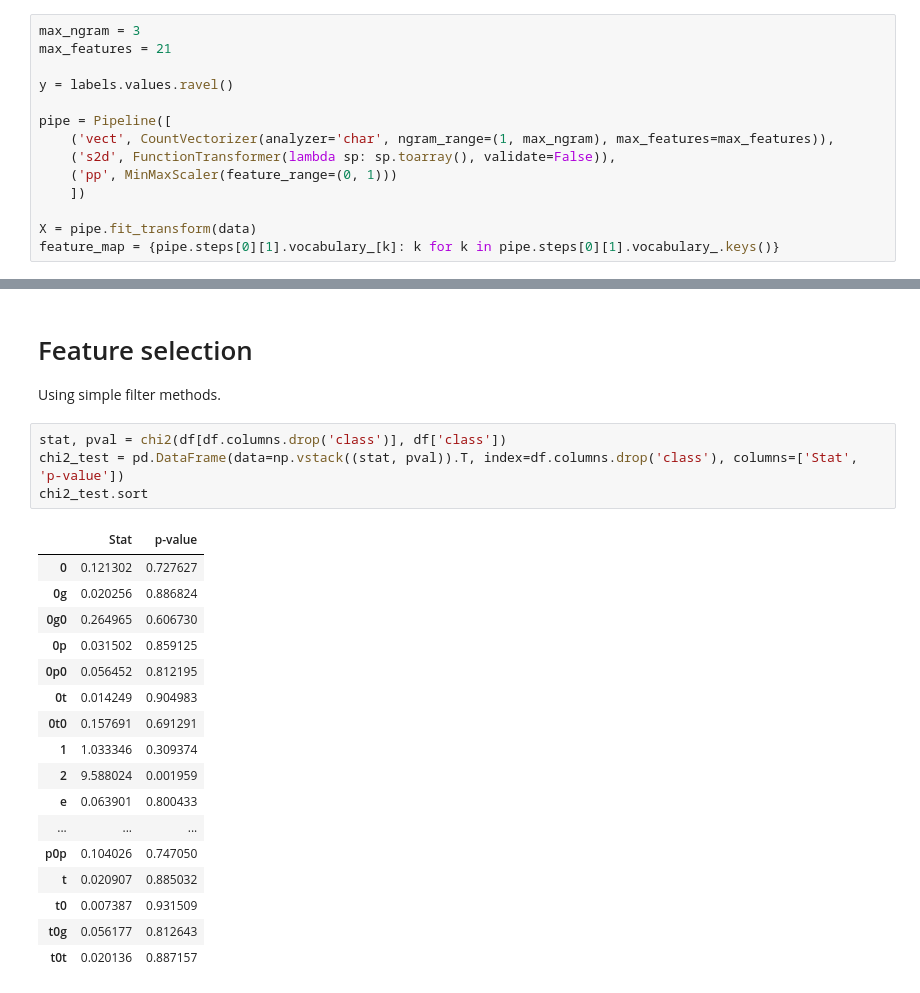
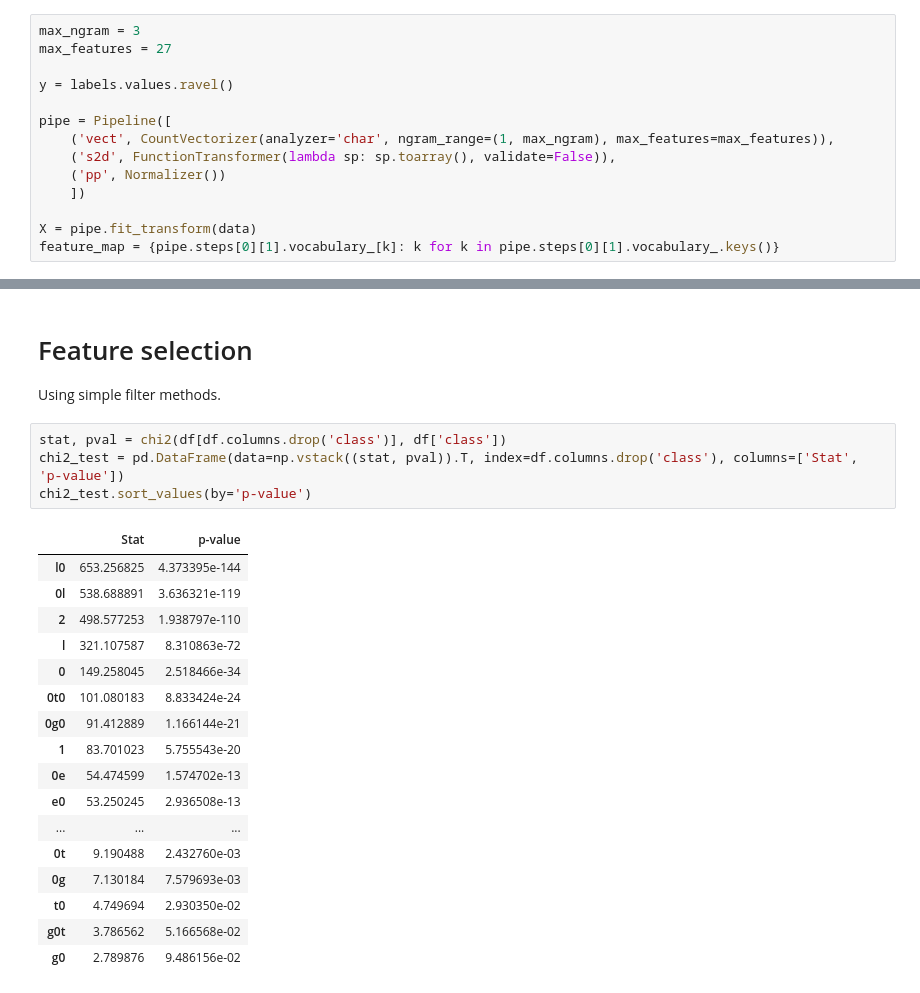
Before and after one commit to samuelefiorini/tangle, a Jupyter notebook: notebooks/naive_clf_assessment.ipynb, the cells around one changed output, grey strips where cells are left out. Saved outputs shown, nothing was run; the diff lists cells and outputs as text.

```diff
--- a/notebooks/naive_clf_assessment.ipynb
+++ b/notebooks/naive_clf_assessment.ipynb
@@ -321,14 +321,14 @@ ax.scatter(x_r[idx, 0], x_r[idx, 1], x_r[idx, 2], c=y[idx]);
 # Feature boxplot
 # %%
 max_ngram = 3
-max_features = 21
+max_features = 27
 
 y = labels.values.ravel()
 
 pipe = Pipeline([
     ('vect', CountVectorizer(analyzer='char', ngram_range=(1, max_ngram), max_features=max_features)),
     ('s2d', FunctionTransformer(lambda sp: sp.toarray(), validate=False)),
-    ('pp', MinMaxScaler(feature_range=(0, 1)))
+    ('pp', Normalizer())
     ])
 
 X = pipe.fit_transform(data)
@@ -347,22 +357,22 @@ Using simple filter methods.
 # %%
 stat, pval = chi2(df[df.columns.drop('class')], df['class'])
 chi2_test = pd.DataFrame(data=np.vstack((stat, pval)).T, index=df.columns.drop('class'), columns=['Stat', 'p-value'])
-chi2_test.sort
+chi2_test.sort_values(by='p-value')
 # %% [output]
 |  | Stat | p-value |
-| 0 | 0.121302 | 0.727627 |
-| 0g | 0.020256 | 0.886824 |
-| 0g0 | 0.264965 | 0.606730 |
-| 0p | 0.031502 | 0.859125 |
-| 0p0 | 0.056452 | 0.812195 |
-| 0t | 0.014249 | 0.904983 |
-| 0t0 | 0.157691 | 0.691291 |
-| 1 | 1.033346 | 0.309374 |
-| 2 | 9.588024 | 0.001959 |
-| e | 0.063901 | 0.800433 |
+| l0 | 653.256825 | 4.373395e-144 |
+| 0l | 538.688891 | 3.636321e-119 |
+| 2 | 498.577253 | 1.938797e-110 |
+| l | 321.107587 | 8.310863e-72 |
+| 0 | 149.258045 | 2.518466e-34 |
+| 0t0 | 101.080183 | 8.833424e-24 |
+| 0g0 | 91.412889 | 1.166144e-21 |
+| 1 | 83.701023 | 5.755543e-20 |
+| 0e | 54.474599 | 1.574702e-13 |
+| e0 | 53.250245 | 2.936508e-13 |
 | ... | ... | ... |
-| p0p | 0.104026 | 0.747050 |
-| t | 0.020907 | 0.885032 |
-| t0 | 0.007387 | 0.931509 |
-| t0g | 0.056177 | 0.812643 |
-| t0t | 0.020136 | 0.887157 |
+| 0t | 9.190488 | 2.432760e-03 |
+| 0g | 7.130184 | 7.579693e-03 |
+| t0 | 4.749694 | 2.930350e-02 |
+| g0t | 3.786562 | 5.166568e-02 |
+| g0 | 2.789876 | 9.486156e-02 |
```
Also changed, not shown: parts of 3 cells of this notebook, 1 other file.
